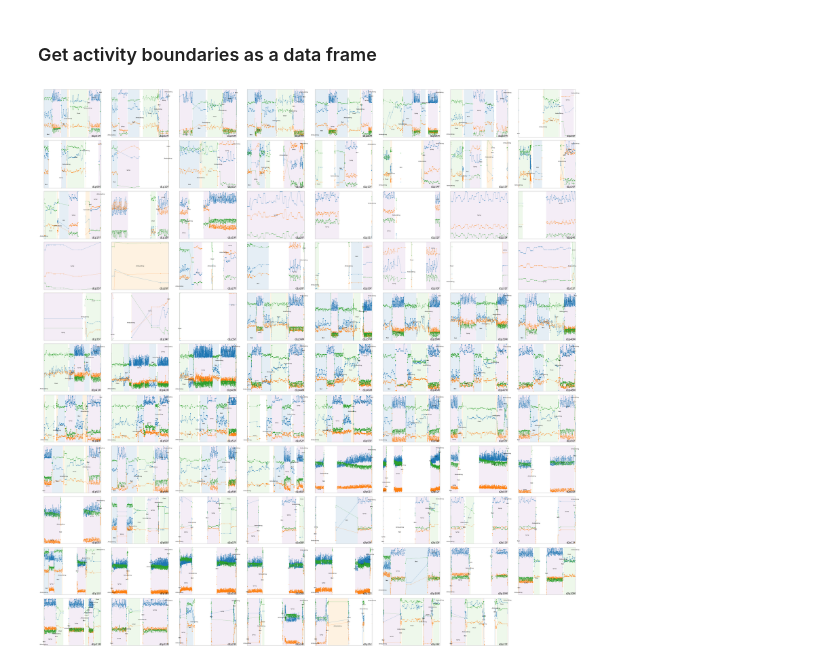
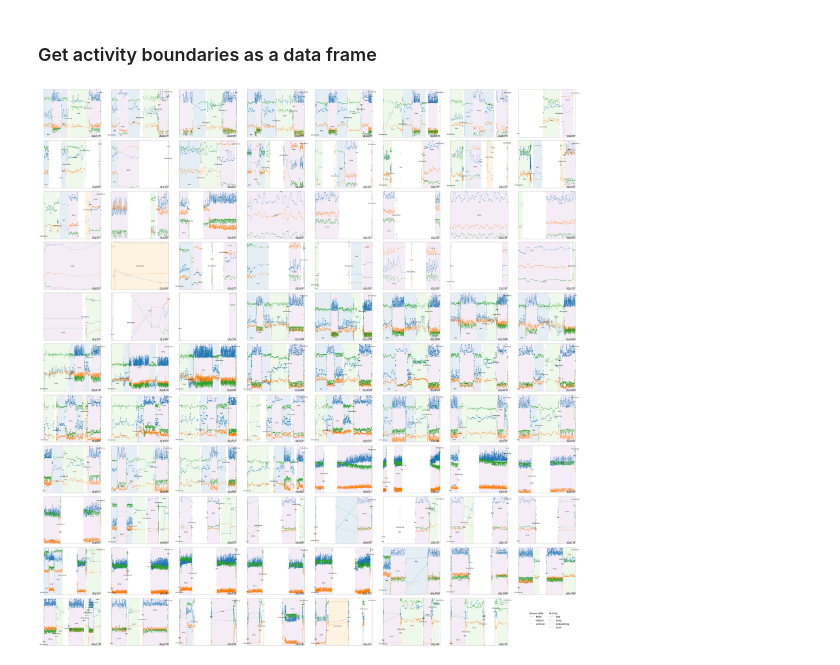
Before and after one commit to ym-pett/motiondetection, a Jupyter notebook: notebooks/all_participants.ipynb, the cells around one changed output. Drawn from its saved outputs; the diff is of its cells as text; code cells hidden in the pictures.

Commit message:
Update plot and add legend

```diff
--- a/notebooks/all_participants.ipynb
+++ b/notebooks/all_participants.ipynb
@@ -92,24 +94,14 @@ nrows = np.ceil(activity_df['participant'].nunique() / ncols).astype(int)
 
 columns = ['front', 'lateral', 'vertical']
 
-# Create all axes in a grid.
-# NB axs is a 2-D array
-fig, axs = plt.subplots(
-    nrows=nrows,
-    ncols=ncols,
-    figsize=(ncols * 4, nrows * 3),
-    sharex=False,
-    sharey=False)
+# Create figure
+fig = plt.figure(figsize=(ncols * 4, nrows * 3))
 
-for g, group in enumerate(activity_df.groupby(['participant'])):
+for index, group in enumerate(activity_df.groupby(['participant'])):
     participant, df = group
+    ax = plt.subplot(nrows, ncols, index + 1)
 
-    # Convert g in to a row i and a column j to get the axis
-    i = g // ncols
-    j = g % ncols
-    ax = axs[i][j]
-
-    # Tidy the plot up a bit
+    # Tidy the axis up a bit
     ax.set_xticks([])
     ax.set_yticks([])
     ax.margins(0, 0, tight=True)
@@ -157,34 +149,90 @@ for g, group in enumerate(activity_df.groupby(['participant'])):
                 color=rect_colors[bound['activity']],
                 zorder=1)
 
         # Add activity labels
         text_x = x + duration / 2
         text_y = ymin + (ymax - ymin) * (i + 0.5) / nbounds
         ax.text(
             text_x,
             text_y,
             bound['activity_label'].capitalize(),
             fontsize=6,
             ha='center',
             va='center')
 
     # Add participant label.
     ax.text(
         xmax,
         ymin,
         participant,
         fontsize=10,
         ha='right',
         va='bottom')
 
-# Remove axes from unused grid cells.
-for ax in axs.flatten()[g + 1:]:
-    ax.set_axis_off()
+# Optional: manually create legend entries, using
+# handles (representing the thing to be drawn)
+# and labels.
+
+# Get the last (empty) subplot axis
+ax = plt.subplot(nrows, ncols, nrows * ncols)
+
+# Remove the axis frame/ticks etc.
+ax.set_axis_off()
+
+# First the sensor legend.
+handles, labels = [], []
+
+# Create handles and lables for lines.
+for i, column in enumerate(columns):
+    handles.append(Line2D([0], [0], color=line_colors[i], **line_opts))
+    labels.append(column)
+
+# Create the sensor legend.
+sensor_legend = ax.legend(
+    handles,
+    labels,
+    loc='upper right',
+    bbox_to_anchor=(0.5, 0.75),
+    title='Sensor data')
+sensor_legend.get_frame().set_edgecolor('none')
+sensor_legend._legend_box.align = 'left'
+
+# Second the activity legend.
+handles, labels = [], []
+
+# First get a mapping between the activity number and the activity label.
+activity_map = pd.Series(
+        activity_df['activity_label'].values,
+        index=activity_df['activity']
+    ).to_dict()
+
+
+# Now iterate over the mapping and add the handles and labels.
+for i, activity_label in activity_map.items():
+    handles.append(mpatches.Patch(
+        facecolor=rect_colors[i],
+        edgecolor=None,
+        alpha=0.333
+    ))
+    labels.append(activity_label)
+
+# Add the legend and hide the frame.
+activity_legend = ax.legend(
+    handles,
+    labels,
+    loc='upper left',
+    bbox_to_anchor=(0.5, 0.75),
+    title='Activity')
+activity_legend.get_frame().set_edgecolor('none')
+activity_legend._legend_box.align = 'left'
+
+# Trick to reinstate the sensor legend
+ax.add_artist(sensor_legend)
 
 # Save the figure.
 fig.patch.set_facecolor('#fff')
 plt.subplots_adjust(wspace=0.005, hspace=0.01)
 plt.tight_layout()
 plt.savefig('all_participants.png', dpi=150)
 # %% [output]
-[figure, old version]
+[figure, new version]
```
Also changed, not shown: parts of 1 cell of this notebook.
